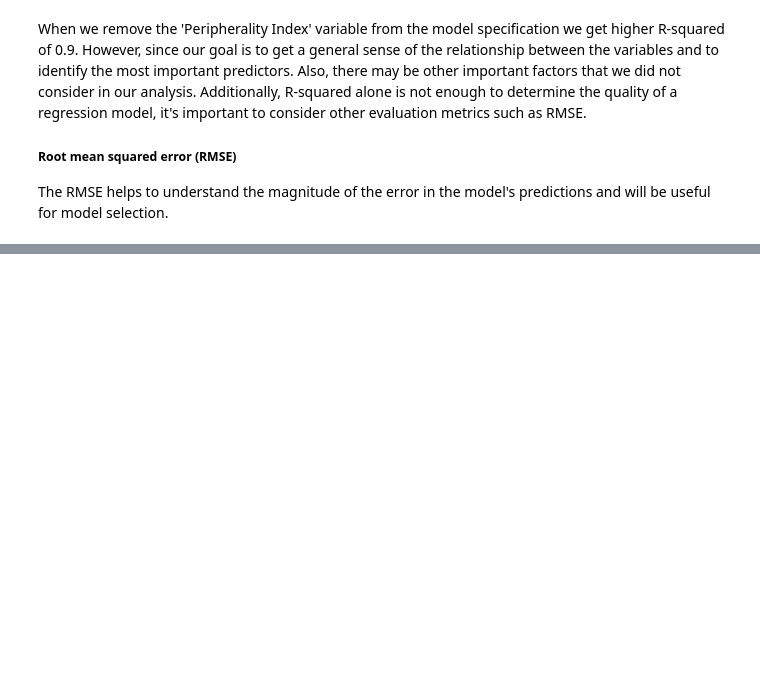
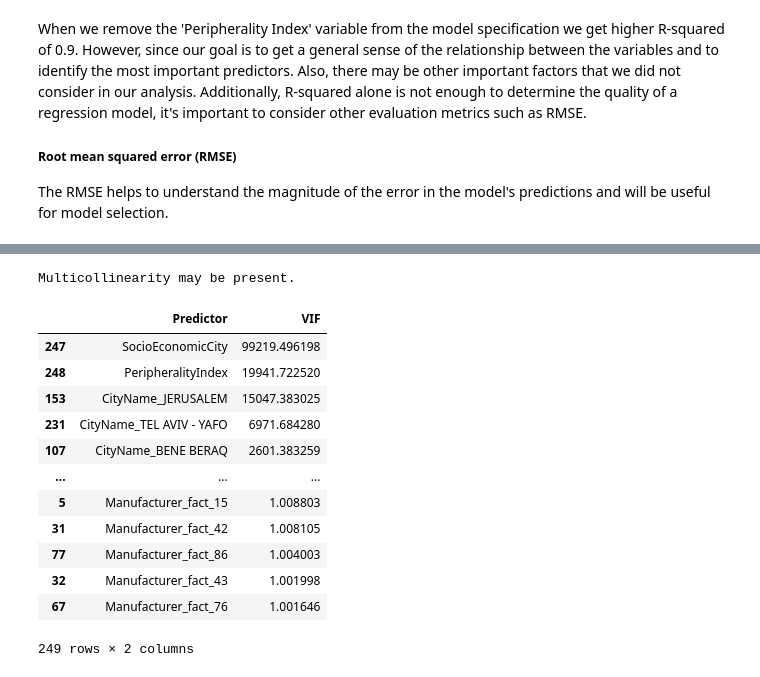
Before and after one commit to isrkan/Competitive_Price_Intelligence, a Jupyter notebook: Estimating_determinants_of_food_prices_using_regression_models.ipynb, the cells around one changed output, grey strips where cells are left out. Saved outputs shown, nothing was run; the diff lists cells and outputs as text; code cells hidden in the pictures; blank space fills up the shorter version.

```diff
--- a/Estimating_determinants_of_food_prices_using_regression_models.ipynb
+++ b/Estimating_determinants_of_food_prices_using_regression_models.ipynb
@@ -149,10 +151,10 @@ data_agg_drop_price = data_agg.drop(columns=['FinalPrice']).groupby('Statistical
 data_merged = data_agg_sa.merge(data_agg_drop_price, on='StatisticalArea', how='left')
 
 # load the district/city boundary shapefiles
-shapefile = gpd.read_file("C:/Documents/Geographic data/shapefile statistical areas/Census_Tracts.shp")
+shapefile = gpd.read_file("C:/Users/Israel/Documents/subjects/thesis/data/other datasets/Geographic data/shapefile statistical areas 2011/SA_2011/Lamas_Census_Tracts_2011.shp")
 
 # merge the shapefile with the average price data
-shapefile = shapefile.merge(data_merged, left_on='STA', right_on='StatisticalArea', how='left')
+shapefile = shapefile.merge(data_merged, left_on='YISHUV_STA', right_on='StatisticalArea', how='left')
 
 # Create a list of cities to filter by
 cities = ['RISHON LEZIYYON', 'TEL AVIV - YAFO', 'HAIFA', 'JERUSALEM']
@@ -472,0 +576,26 @@ The RMSE that we get here can indicate that the model is able to predict the pri
+# %%
+exog = results_wls.model.exog
+vif = [variance_inflation_factor(exog, i) for i in range(exog.shape[1])]
+
+if any(v > 10 for v in vif):
+    print("Multicollinearity may be present.")
+else:
+    print("Multicollinearity is not present.")
+
+vif_df = pd.DataFrame({'Predictor': X_clean.columns, 'VIF': vif})
+vif_df.sort_values(by='VIF', ascending=False)
+# %% [output]
+Multicollinearity may be present.
+|  | Predictor | VIF |
+| 247 | SocioEconomicCity | 99219.496198 |
+| 248 | PeripheralityIndex | 19941.722520 |
+| 153 | CityName_JERUSALEM | 15047.383025 |
+| 231 | CityName_TEL AVIV - YAFO | 6971.684280 |
+| 107 | CityName_BENE BERAQ | 2601.383259 |
+| ... | ... | ... |
+| 5 | Manufacturer_fact_15 | 1.008803 |
+| 31 | Manufacturer_fact_42 | 1.008105 |
+| 77 | Manufacturer_fact_86 | 1.004003 |
+| 32 | Manufacturer_fact_43 | 1.001998 |
+| 67 | Manufacturer_fact_76 | 1.001646 |
+249 rows × 2 columns
```
Also changed, not shown: parts of 63 cells of this notebook.
